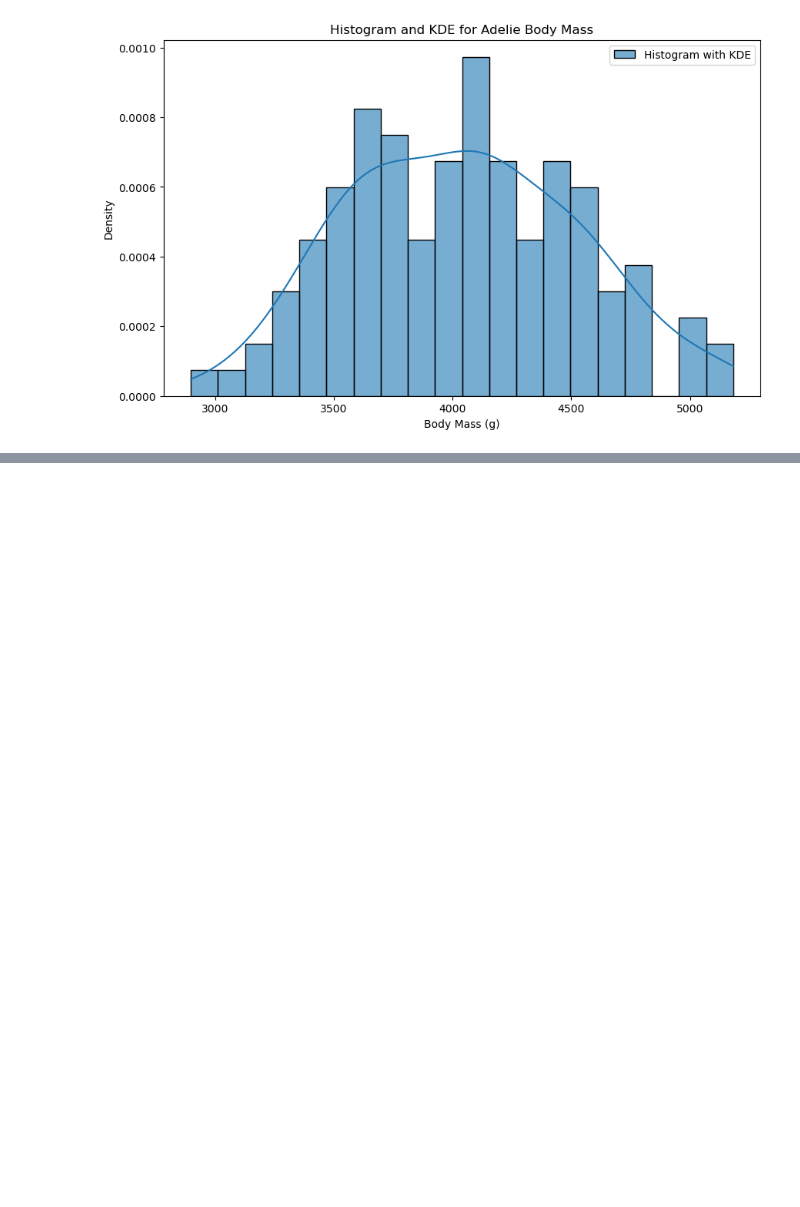
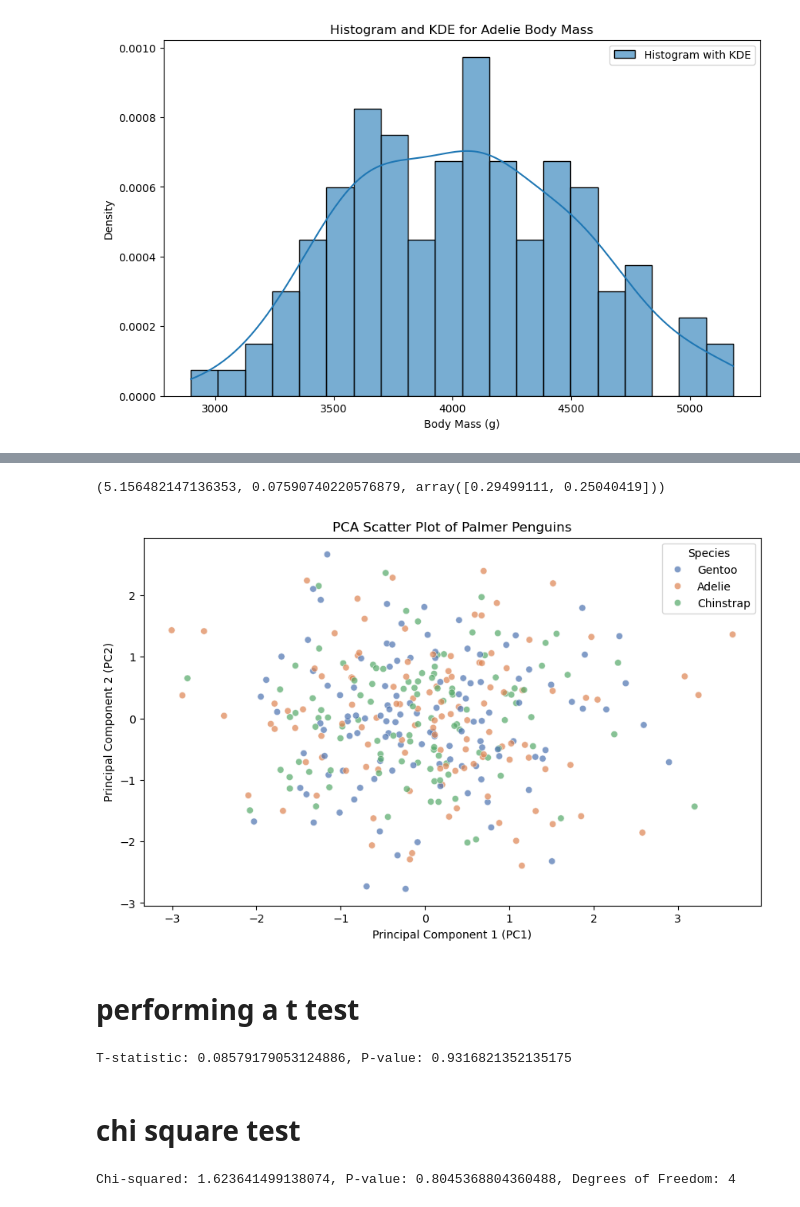
Before and after one commit to keithmmc/dataprojects, a Jupyter notebook: palmer.ipynb, the cells around one changed output, grey strips where cells are left out. Cells and saved outputs as stored; diff of their text form; code cells hidden in the pictures; blank space fills up the shorter version.

```diff
--- a/palmer.ipynb
+++ b/palmer.ipynb
@@ -153,0 +180,56 @@ plt.show()
+# %%
+
+numeric_features = penguins[['bill_length_mm', 'bill_depth_mm', 'flipper_length_mm', 'body_mass_g']]
+# %%
+
+# Standardizing the data
+scaler = StandardScaler()
+scaled_data = scaler.fit_transform(numeric_features)
+
+# Applying PCA
+pca = PCA(n_components=2)  # Reducing to 2 principal components
+principal_components = pca.fit_transform(scaled_data)
+
+# Creating a DataFrame for visualization
+pca_df = pd.DataFrame(data=principal_components, columns=['PC1', 'PC2'])
+pca_df['species'] = penguins['species']  # Add species back for visualization
+
+# Display results
+median_stat, median_p, pca.explained_variance_ratio_
+# %% [output]
+(5.156482147136353, 0.07590740220576879, array([0.29499111, 0.25040419]))
+# %%
+plt.figure(figsize=(10, 6))
+sns.scatterplot(x=pca_df['PC1'], y=pca_df['PC2'], hue=pca_df['species'], palette='deep', alpha=0.7)
+plt.title("PCA Scatter Plot of Palmer Penguins")
+plt.xlabel("Principal Component 1 (PC1)")
+plt.ylabel("Principal Component 2 (PC2)")
+plt.legend(title="Species")
+plt.show()
+# %% [output]
+[figure, added]
+# %% [markdown]
+# performing a t test
+# %%
+male_mass = penguins[penguins['sex'] == 'Male']['body_mass_g']
+female_mass = penguins[penguins['sex'] == 'Female']['body_mass_g']
+
+t_stat, p_value = ttest_ind(male_mass, female_mass, nan_policy='omit')
+
+print(f"T-statistic: {t_stat}, P-value: {p_value}")
+# %% [output]
+T-statistic: 0.08579179053124886, P-value: 0.9316821352135175
+# %% [markdown]
+# chi square test
+# %%
+from scipy.stats import chi2_contingency
+
+# Create a contingency table
+contingency_table = pd.crosstab(penguins['species'], penguins['island'])
+
+# Perform chi-squared test
+chi2, p, dof, expected = chi2_contingency(contingency_table)
+
+print(f"Chi-squared: {chi2}, P-value: {p}, Degrees of Freedom: {dof}")
+# %% [output]
+Chi-squared: 1.623641499138074, P-value: 0.8045368804360488, Degrees of Freedom: 4
```
Also changed, not shown: parts of 6 cells of this notebook.
